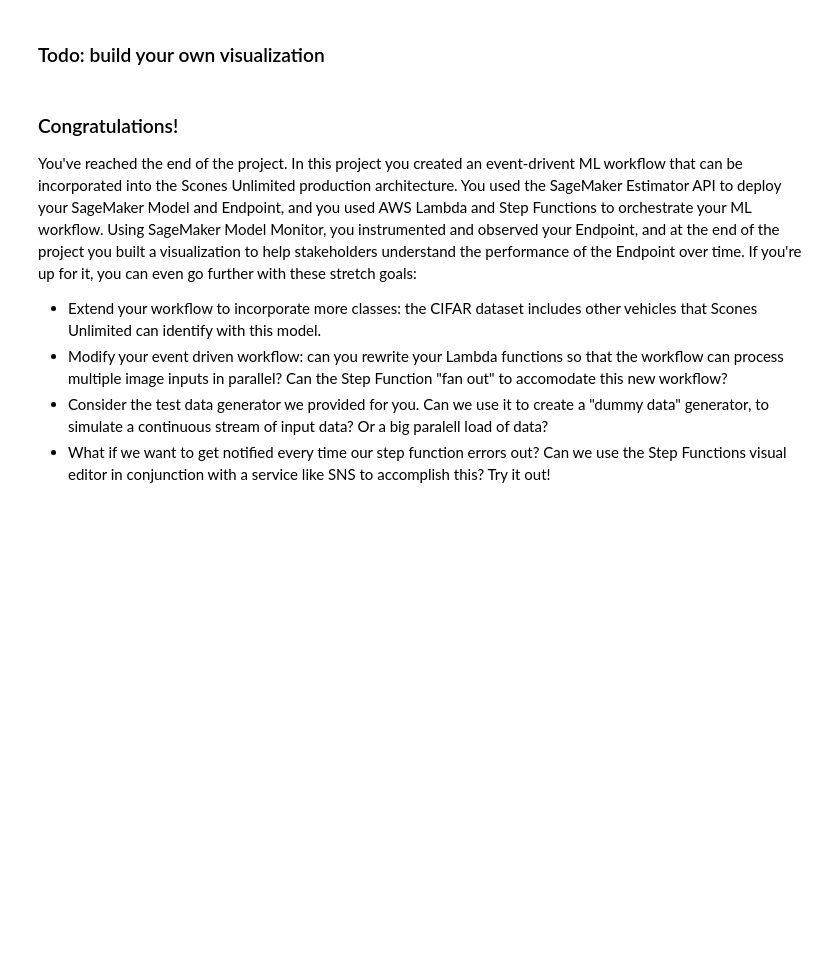
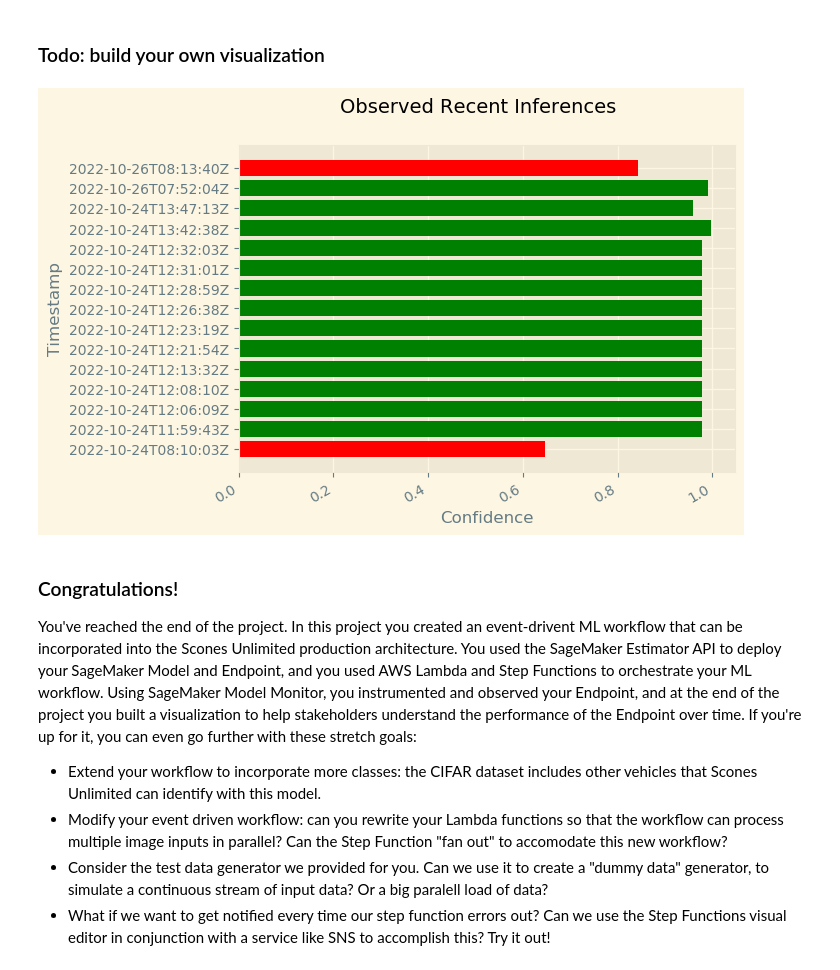
Before and after one commit to MOHAMEDELADIB/fwd_prokec, a Jupyter notebook: project/starter.ipynb, the cells around one changed output. Cells and saved outputs as stored; diff of their text form; code cells hidden in the pictures; blank space fills up the shorter version.

```diff
--- a/project/starter.ipynb
+++ b/project/starter.ipynb
@@ -790,3 +814,27 @@ plt.gcf().autofmt_xdate()
+# %%
+import matplotlib.pyplot as plt
+%matplotlib inline
+
+# Add labels
+plt.xlabel("Confidence")
+plt.ylabel("Timestamp")
+plt.suptitle("Observed Recent Inferences", size=14)
+
+# Give it some pizzaz!
+plt.style.use("Solarize_Light2")
+plt.gcf().autofmt_xdate()
+
+col = []
+for val in y:
+    if val > 0.9:
+        col.append('green')
+    else:
+        col.append('red')
+
+plt.barh(x,y, color=col)
+plt.show()
+# %% [output]
+[figure, added]
 # %% [markdown]
 ### Congratulations!
 
```
Also changed, not shown: parts of 8 cells of this notebook.
